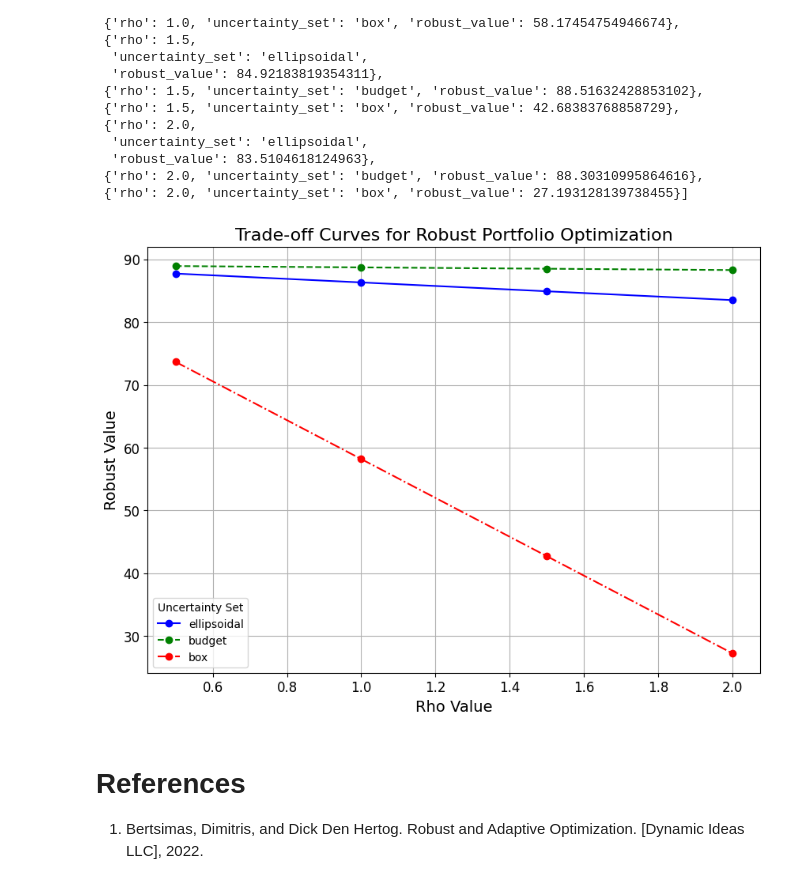
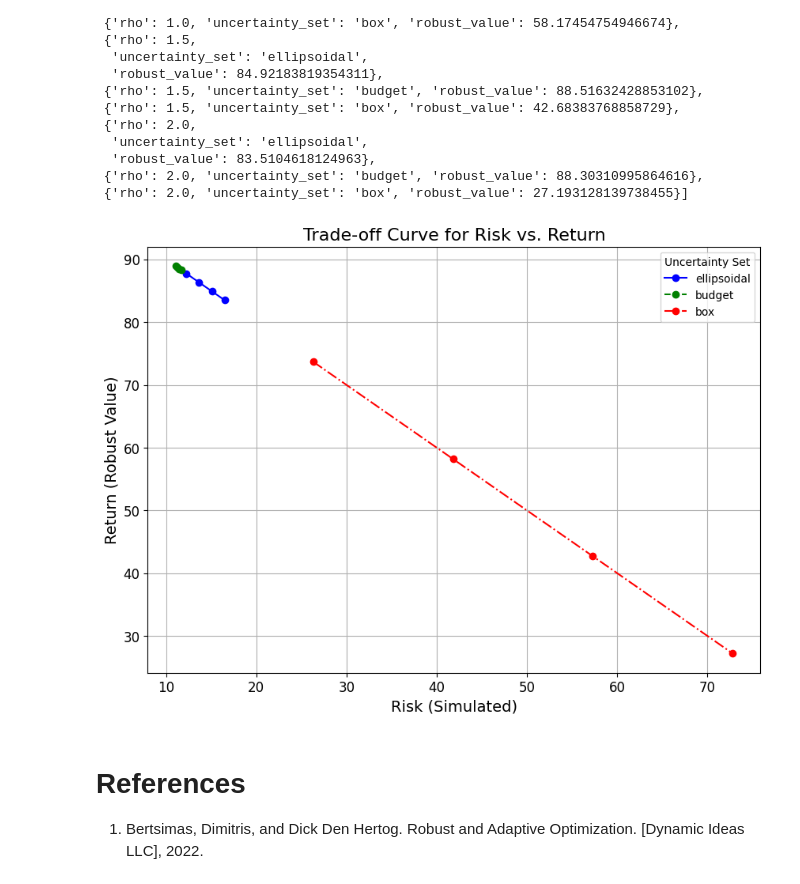
Before and after one commit to stellatogrp/lropt, a Jupyter notebook: docs/getting_started/robust_problems/robust_mean_variance_portfolio.ipynb, the cells around one changed output. Drawn from its saved outputs; the diff is of its cells as text; code cells hidden in the pictures.

```diff
--- a/docs/getting_started/robust_problems/robust_mean_variance_portfolio.ipynb
+++ b/docs/getting_started/robust_problems/robust_mean_variance_portfolio.ipynb
@@ -140,39 +140,42 @@ results
 # %%
 import matplotlib.pyplot as plt
 df = pd.DataFrame(results)
 
 
+df['risk'] = 100 - df['robust_value']  # Example of simulated risk (lower robust_value, higher risk)
+
+# Define colors and line styles
 colors = {'ellipsoidal': 'blue', 'budget': 'green', 'box': 'red'}
 linestyles = {'ellipsoidal': '-', 'budget': '--', 'box': '-.'}
 
-
+# Create plot
 fig, ax = plt.subplots(figsize=(10, 7))
 
-
+# Plot risk versus return for each uncertainty set
 for label in df['uncertainty_set'].unique():
     subset = df[df['uncertainty_set'] == label]
-    ax.plot(subset['rho'], subset['robust_value'],
+    ax.plot(subset['risk'], subset['robust_value'],
             marker='o',
             color=colors[label],
             linestyle=linestyles[label],
             label=label)
 
 # Set labels and title
-ax.set_xlabel('Rho Value', fontsize=14)
-ax.set_ylabel('Robust Value', fontsize=14)
-ax.set_title('Trade-off Curves for Robust Portfolio Optimization', fontsize=16)
+ax.set_xlabel('Risk (Simulated)', fontsize=14)
+ax.set_ylabel('Return (Robust Value)', fontsize=14)
+ax.set_title('Trade-off Curve for Risk vs. Return', fontsize=16)
 
-
+# Set grid and customize ticks
 ax.grid(True)
 ax.tick_params(axis='both', which='major', labelsize=12)
 
-
+# Create legend
 ax.legend(title='Uncertainty Set')
 
 # Show plot
 plt.show()
 # %% [output]
-[figure, old version]
+[figure, new version]
 # %% [markdown]
 # References
 
```
Also changed, not shown: 3 other files.
